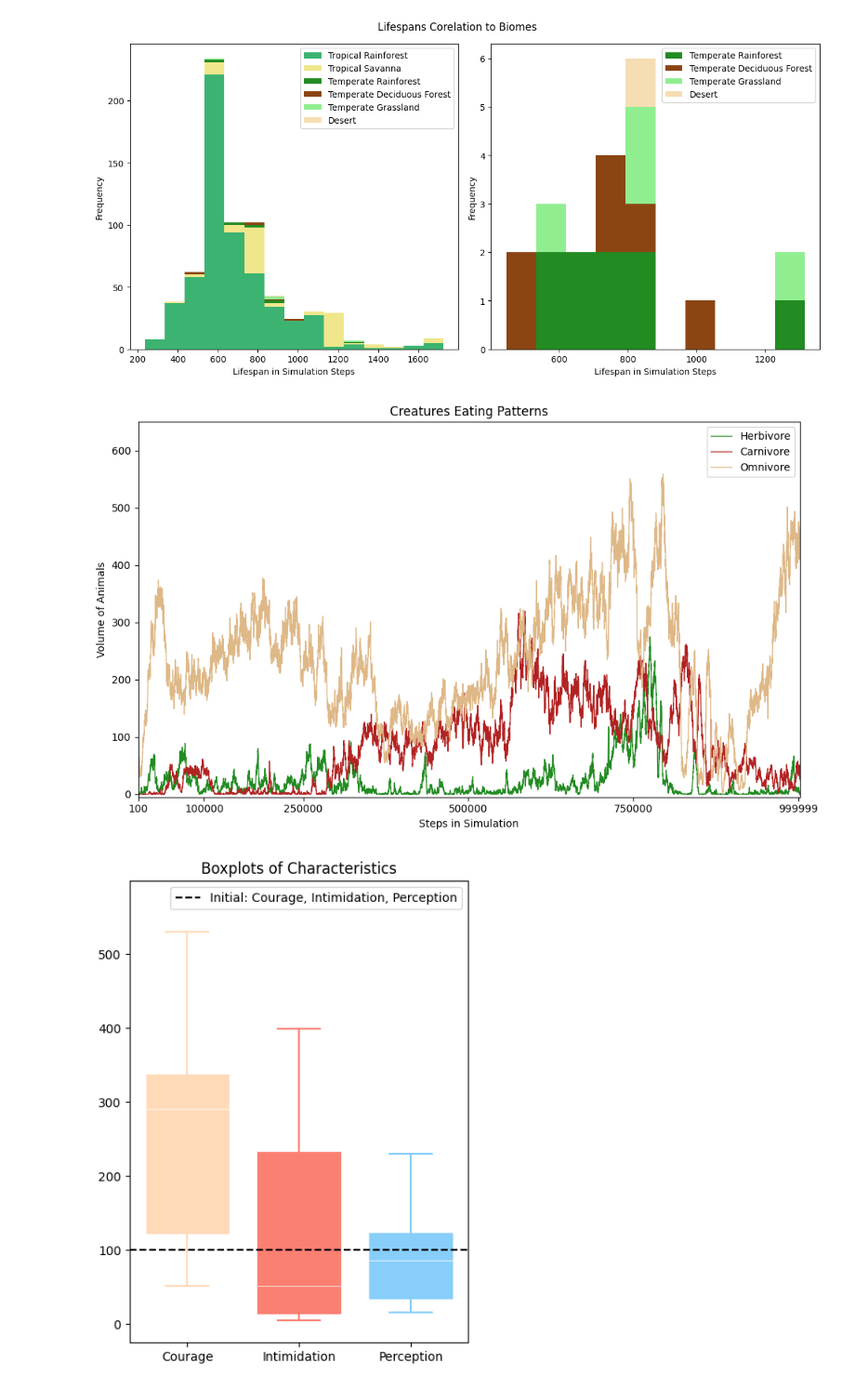
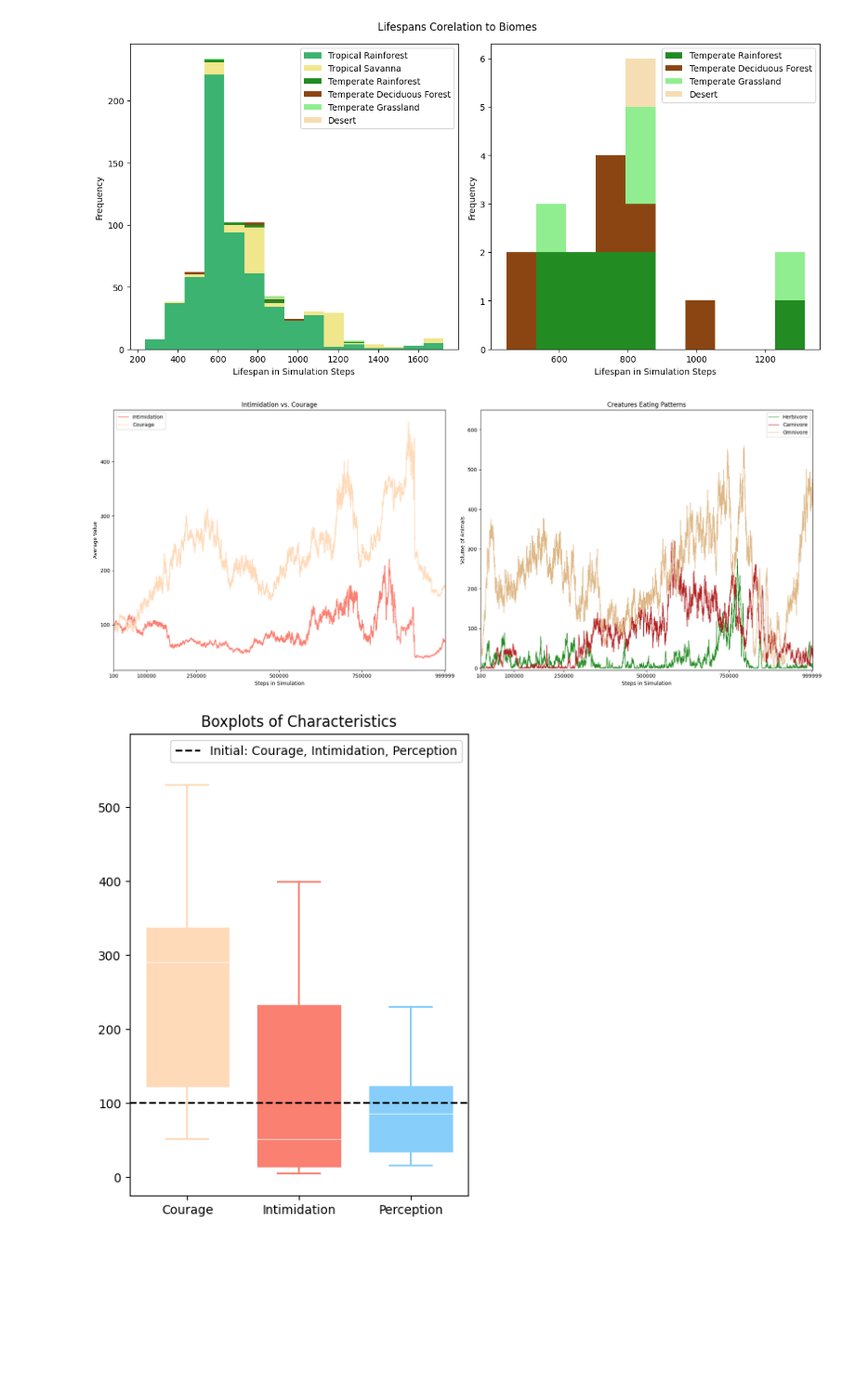
Before and after one commit to IanHornblower/CS-176-project, a Jupyter notebook: main.ipynb, the cells around one changed output. Shown at 93% size. Saved outputs shown, nothing was run; the diff lists cells and outputs as text; code cells hidden in the pictures; blank space fills up the shorter version.

Commit message:
Added another fig to visual 3

```diff
--- a/main.ipynb
+++ b/main.ipynb
@@ -101,30 +101,42 @@ plt.show()
 # %%
 # Visualization 3, Line graph comparing eating patterns
 
 graph_5_data = overall.copy()
 
-fig, ax = plt.subplots(figsize=(10, 6))
+fig, ax = plt.subplots(ncols=2, figsize=(20, 8))
 
 # Plot data
-ax.plot(graph_5_data['Turn'], graph_5_data['Herbivores'], linewidth=1, color='forestgreen')
-ax.plot(graph_5_data['Turn'], graph_5_data['Carnivores'], linewidth=1, color='firebrick')
-ax.plot(graph_5_data['Turn'], graph_5_data['Omnivores'], linewidth=1, color='burlywood')
+ax[0].plot(overall['Turn'], overall['Intimidation (Average)'], color='salmon')
+ax[0].plot(overall['Turn'], overall['Courage (Average)'], color='peachpuff')
+
+ax[1].plot(graph_5_data['Turn'], graph_5_data['Herbivores'], linewidth=1, color='forestgreen')
+ax[1].plot(graph_5_data['Turn'], graph_5_data['Carnivores'], linewidth=1, color='firebrick')
+ax[1].plot(graph_5_data['Turn'], graph_5_data['Omnivores'], linewidth=1, color='burlywood')
 
 # Formatting
-ax.set_title("Creatures Eating Patterns")
-ax.set_ylabel('Volume of Animals')
-ax.set_xlabel('Steps in Simulation')
+ax[0].set_title("Intimidation vs. Courage")
+ax[0].set_ylabel('Average Value')
+ax[0].set_xlabel('Steps in Simulation')
 
-ax.legend(['Herbivore', 'Carnivore', 'Omnivore'])
+ax[0].legend(['Intimidation', 'Courage'])
 
-ax.set_ylim(-5, 650)
-ax.set_xlim(0, 1_001_800)
-ax.set_xticks([100, 100000, 250000, 500000, 750000, 999999])
+ax[0].set_xlim(0, 1_001_800)
+ax[0].set_xticks([100, 100000, 250000, 500000, 750000, 999999])
+
+ax[1].set_title("Creatures Eating Patterns")
+ax[1].set_ylabel('Volume of Animals')
+ax[1].set_xlabel('Steps in Simulation')
+
+ax[1].legend(['Herbivore', 'Carnivore', 'Omnivore'])
+
+ax[1].set_ylim(-5, 650)
+ax[1].set_xlim(0, 1_001_800)
+ax[1].set_xticks([100, 100000, 250000, 500000, 750000, 999999])
 
 plt.tight_layout()
 plt.show()
 # %% [output]
-[figure, old version]
+[figure, new version]
 # %%
 # Visualization 4, Box plots showing Charteristics and thier baseline
 
```
